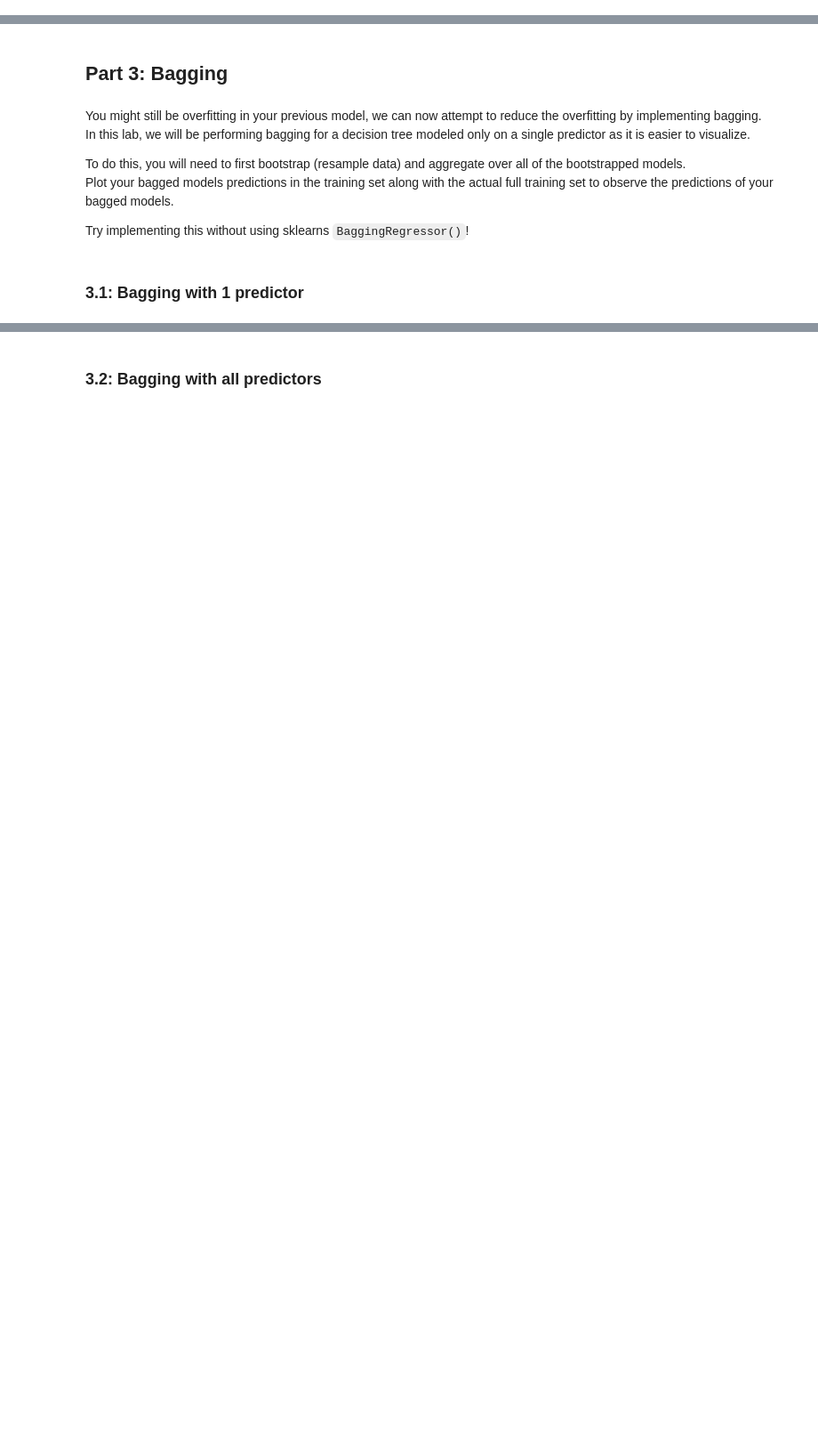
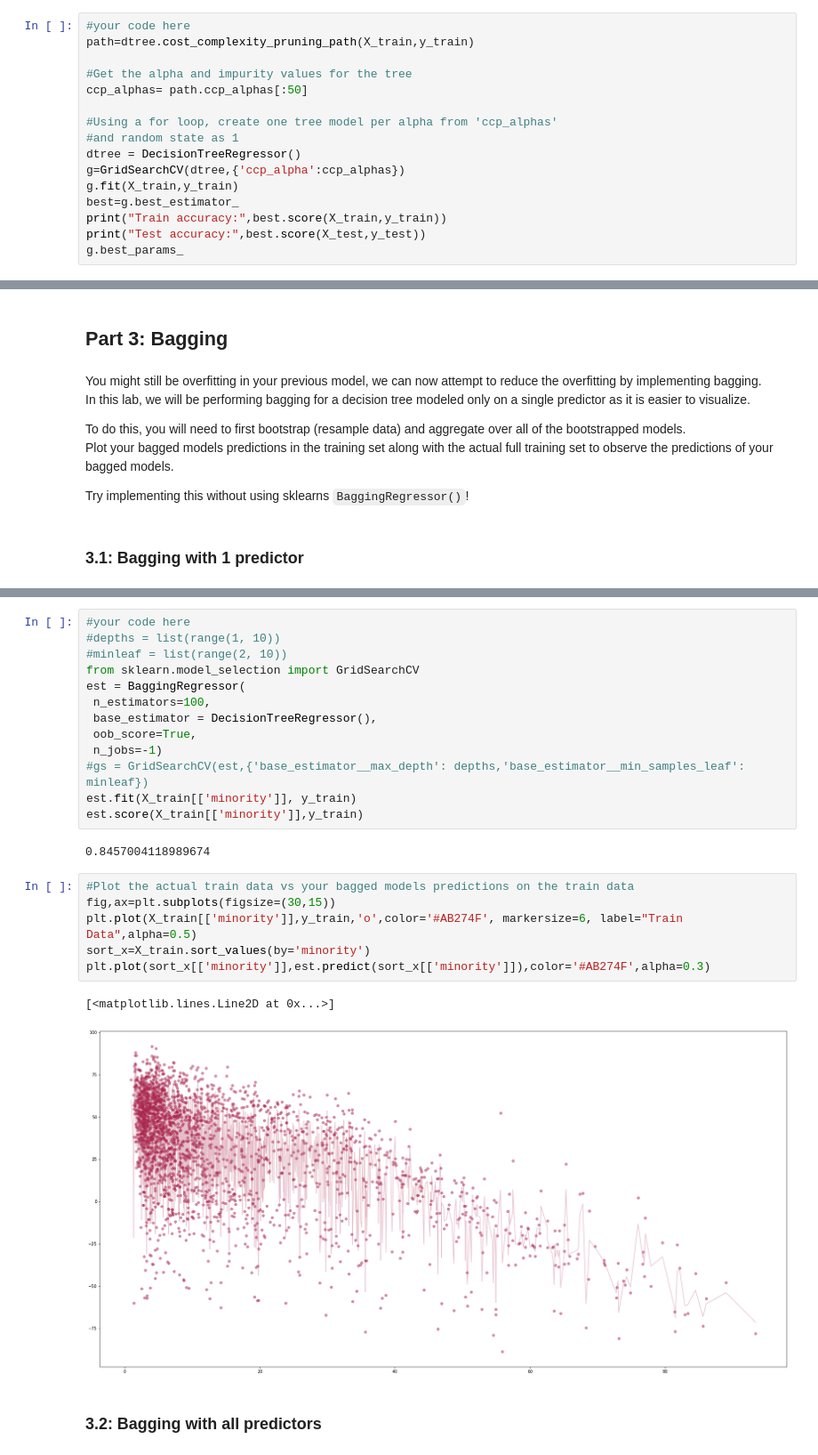
Before and after one commit to bitanb1999/univ-ml2-lab1, a Jupyter notebook: distribute_lab1.ipynb, the cells around one changed output, grey strips where cells are left out. Shown: that part at 89% size. Drawn from its saved outputs; the diff is of its cells as text; blank space fills up the shorter version.

```diff
--- a/distribute_lab1.ipynb
+++ b/distribute_lab1.ipynb
@@ -167,0 +235,16 @@ print("Test accuracy:")
+# %%
+#your code here
+path=dtree.cost_complexity_pruning_path(X_train,y_train)
+
+#Get the alpha and impurity values for the tree
+ccp_alphas= path.ccp_alphas[:50]
+
+#Using a for loop, create one tree model per alpha from 'ccp_alphas'
+#and random state as 1
+dtree = DecisionTreeRegressor()
+g=GridSearchCV(dtree,{'ccp_alpha':ccp_alphas})
+g.fit(X_train,y_train)
+best=g.best_estimator_
+print("Train accuracy:",best.score(X_train,y_train))
+print("Test accuracy:",best.score(X_test,y_test))
+g.best_params_
@@ -184,3 +269,27 @@ Try implementing this without using sklearns `BaggingRegressor()`!
+# %%
+#your code here
+#depths = list(range(1, 10))
+#minleaf = list(range(2, 10))
+from sklearn.model_selection import GridSearchCV
+est = BaggingRegressor(
+ n_estimators=100,
+ base_estimator = DecisionTreeRegressor(),
+ oob_score=True,
+ n_jobs=-1)
+#gs = GridSearchCV(est,{'base_estimator__max_depth': depths,'base_estimator__min_samples_leaf': minleaf})
+est.fit(X_train[['minority']], y_train)
+est.score(X_train[['minority']],y_train)
+# %% [output]
+0.8457004118989674
+# %%
+#Plot the actual train data vs your bagged models predictions on the train data
+fig,ax=plt.subplots(figsize=(30,15))
+plt.plot(X_train[['minority']],y_train,'o',color='#AB274F', markersize=6, label="Train Data",alpha=0.5)
+sort_x=X_train.sort_values(by='minority')
+plt.plot(sort_x[['minority']],est.predict(sort_x[['minority']]),color='#AB274F',alpha=0.3)
+# %% [output]
+[<matplotlib.lines.Line2D at 0x...>]
+[figure, added]
 # %% [markdown]
 ### 3.2: Bagging with all predictors
 # %% [markdown]
```
Also changed, not shown: parts of 23 cells of this notebook.
